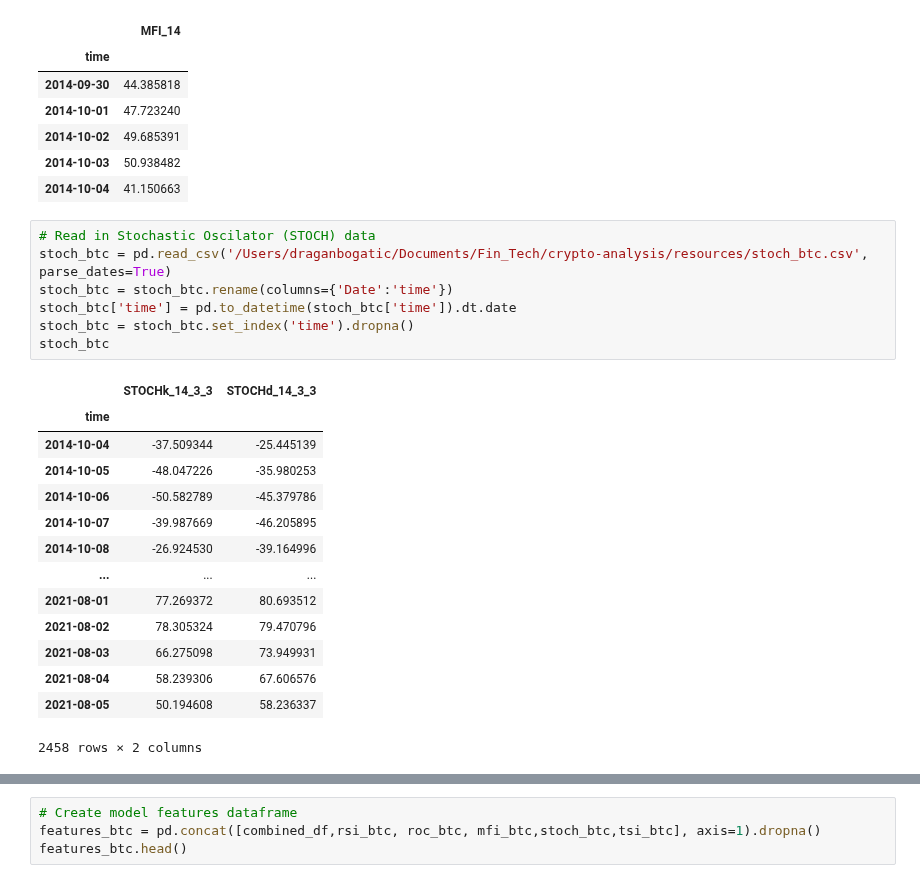
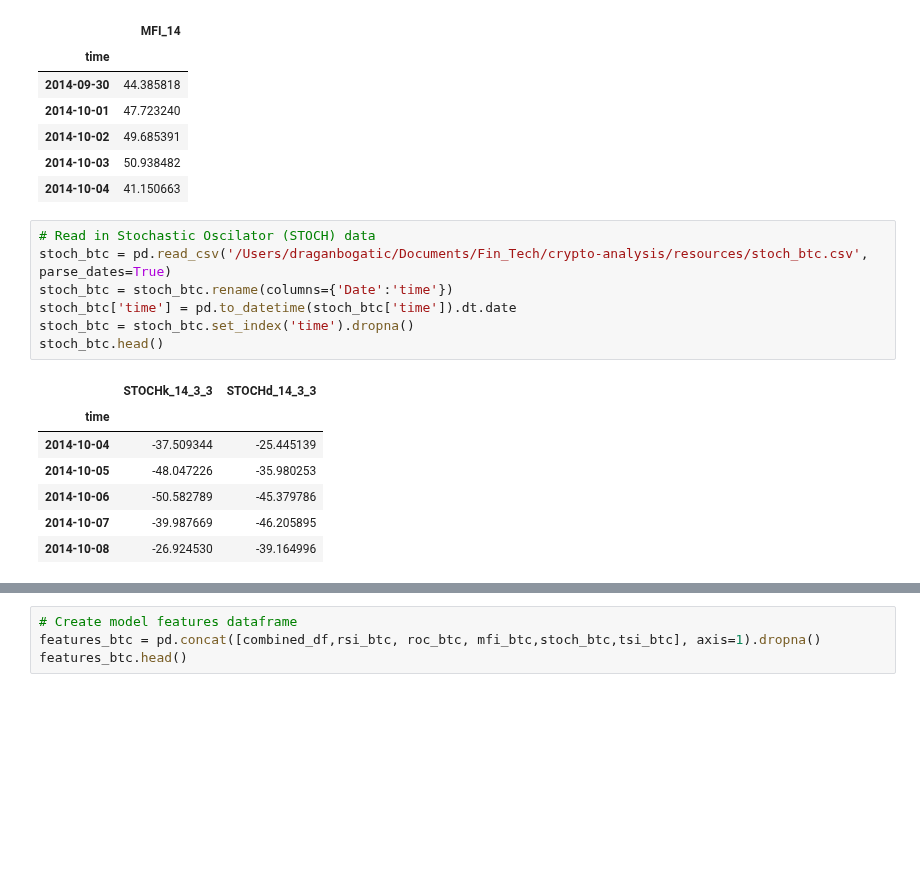
Before and after one commit to dbogatic/crypto-analysis, a Jupyter notebook: btc_price_direction.ipynb, the cells around one changed output, grey strips where cells are left out. Saved outputs shown, nothing was run; the diff lists cells and outputs as text; blank space fills up the shorter version.

```diff
--- a/btc_price_direction.ipynb
+++ b/btc_price_direction.ipynb
@@ -157,25 +157,18 @@ mfi_btc.head()
 # %%
 # Read in Stochastic Oscilator (STOCH) data
 stoch_btc = pd.read_csv('/Users/draganbogatic/Documents/Fin_Tech/crypto-analysis/resources/stoch_btc.csv', parse_dates=True)
 stoch_btc = stoch_btc.rename(columns={'Date':'time'})
 stoch_btc['time'] = pd.to_datetime(stoch_btc['time']).dt.date
 stoch_btc = stoch_btc.set_index('time').dropna()
-stoch_btc
+stoch_btc.head()
 # %% [output]
 |  | STOCHk_14_3_3 | STOCHd_14_3_3 |
 | time |  |  |
 | 2014-10-04 | -37.509344 | -25.445139 |
 | 2014-10-05 | -48.047226 | -35.980253 |
 | 2014-10-06 | -50.582789 | -45.379786 |
 | 2014-10-07 | -39.987669 | -46.205895 |
 | 2014-10-08 | -26.924530 | -39.164996 |
-| ... | ... | ... |
-| 2021-08-01 | 77.269372 | 80.693512 |
-| 2021-08-02 | 78.305324 | 79.470796 |
-| 2021-08-03 | 66.275098 | 73.949931 |
-| 2021-08-04 | 58.239306 | 67.606576 |
-| 2021-08-05 | 50.194608 | 58.236337 |
-2458 rows × 2 columns
 # %%
 # Read in True Strength (TSI) data
 tsi_btc = pd.read_csv('/Users/draganbogatic/Documents/Fin_Tech/crypto-analysis/resources/tsi_btc.csv', parse_dates=True)
```
Also changed, not shown: parts of 6 cells of this notebook, 2 other files.
